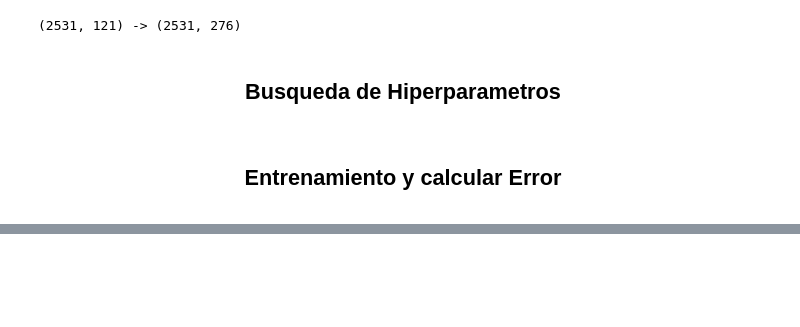
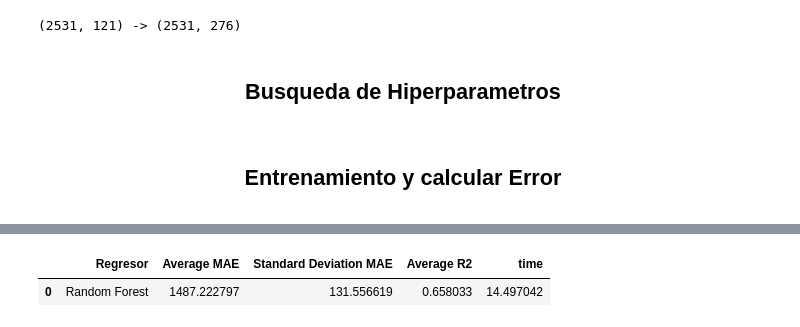
Before and after one commit to ThePylots/Reto1_Prediccion_Estancia_UCI, a Jupyter notebook: src/main.ipynb, the cells around one changed output, grey strips where cells are left out. Cells and saved outputs as stored; diff of their text form; code cells hidden in the pictures; blank space fills up the shorter version.

```diff
--- a/src/main.ipynb
+++ b/src/main.ipynb
@@ -364,0 +314,89 @@ make_df(datos_reg)
+# %%
+# from xgboost import XGBRegressor
+from sklearn.linear_model import LinearRegression
+from sklearn.linear_model import ElasticNet
+from sklearn.ensemble import VotingRegressor
+from sklearn.ensemble import BaggingRegressor
+
+
+
+# avg df: 3484.0752 = 2.420139 dias.
+def cv_avg_std(reg, X, y, scoring):
+    maes = cross_val_score(reg, X, y, cv=5, scoring=scoring)
+    avg = stat.mean(maes)
+    std_dev = stat.variance(maes)**(1/2)
+
+    return maes, avg, std_dev
+
+def make_df(datos_reg):
+    error_df = pd.DataFrame()
+
+    error_df['Regresor']                = datos_reg.keys()
+    error_df['Average MAE']             = [ abs(dato['avg']) for dato in datos_reg.values() ]
+    error_df['Standard Deviation MAE']  = [ dato['std_dev'] for dato in datos_reg.values() ]
+    error_df['Average R2']              = [ dato['avg_r2'] for dato in datos_reg.values() ]
+    error_df['time']                    = [ dato['time'] for dato in datos_reg.values() ]
+
+    return error_df
+
+lr = LinearRegression()
+
+elasticnet = ElasticNet(random_state=42, l1_ratio=0.1, alpha=0)
+
+
+rfreg = RandomForestRegressor(
+  criterion="absolute_error",
+  max_features=48,
+  max_depth=50,
+  random_state=600738951)
+
+
+xboostreg = XGBRegressor()
+
+
+datos_reg = {}
+regressors = [
+    #('RF', RandomForestRegressor()
+    # 0,28
+    #('Lineal',LinearRegression()
+    # 0.569196
+    #(VotingRegressor([('lr', lr), ('en', elasticnet), ('rfreg', rfreg)], weights=[1, 1, 2])
+    # 0.633962
+    #('VotingRegressor', VotingRegressor([('xboost', xboostreg), ('rfreg', rfreg)], weights=[1, 2])
+    # 0.630538
+    # ('BaggingRegressor', BaggingRegressor(base_estimator=rfreg, n_estimators=10, random_state=600738951)
+
+    # 1487.222797	131.556619	0.658033
+    ('Random Forest', RandomForestRegressor(
+        n_estimators = 66,
+        min_samples_leaf = 1,
+        min_samples_split = 2,
+        max_depth = 36,
+        max_features = 71,
+        warm_start = True,
+        bootstrap = False,
+        random_state = 88766111)
+      #criterion="absolute_error",
+      #max_features=48,
+      #max_depth=50,
+      #random_state=600738951),
+
+     # ~0,60 no me acuerdo
+     # ('XGBRegressor', XGBRegressor()
+    )
+]
+
+# Medir tiempo y hacer predicciones para cada regresor
+for reg_name, reg in regressors:
+    start_time = time.time()
+
+    maes, avg, std_dev = cv_avg_std(reg, X_T, y, 'neg_mean_absolute_error')
+    maes, r2, _ = cv_avg_std(reg, X_T, y, 'r2')
+
+    datos_reg[reg_name] = { 'avg': avg, 'std_dev': std_dev, 'time': time.time() - start_time }
+    datos_reg[reg_name]['avg_r2'] = r2
+
+make_df(datos_reg)
+# %% [output]
+|  | Regresor | Average MAE | Standard Deviation MAE | Average R2 | time |
+| 0 | Random Forest | 1487.222797 | 131.556619 | 0.658033 | 14.497042 |
```
Also changed, not shown: parts of 4 cells of this notebook.
